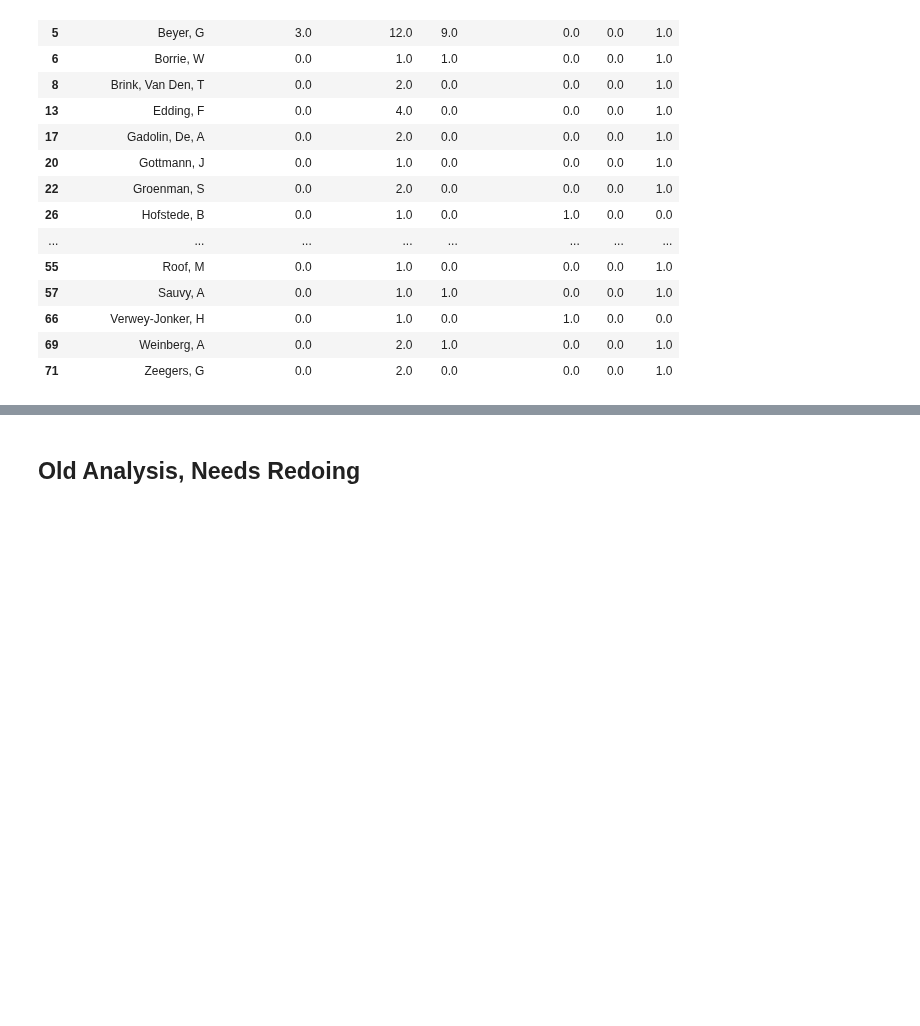
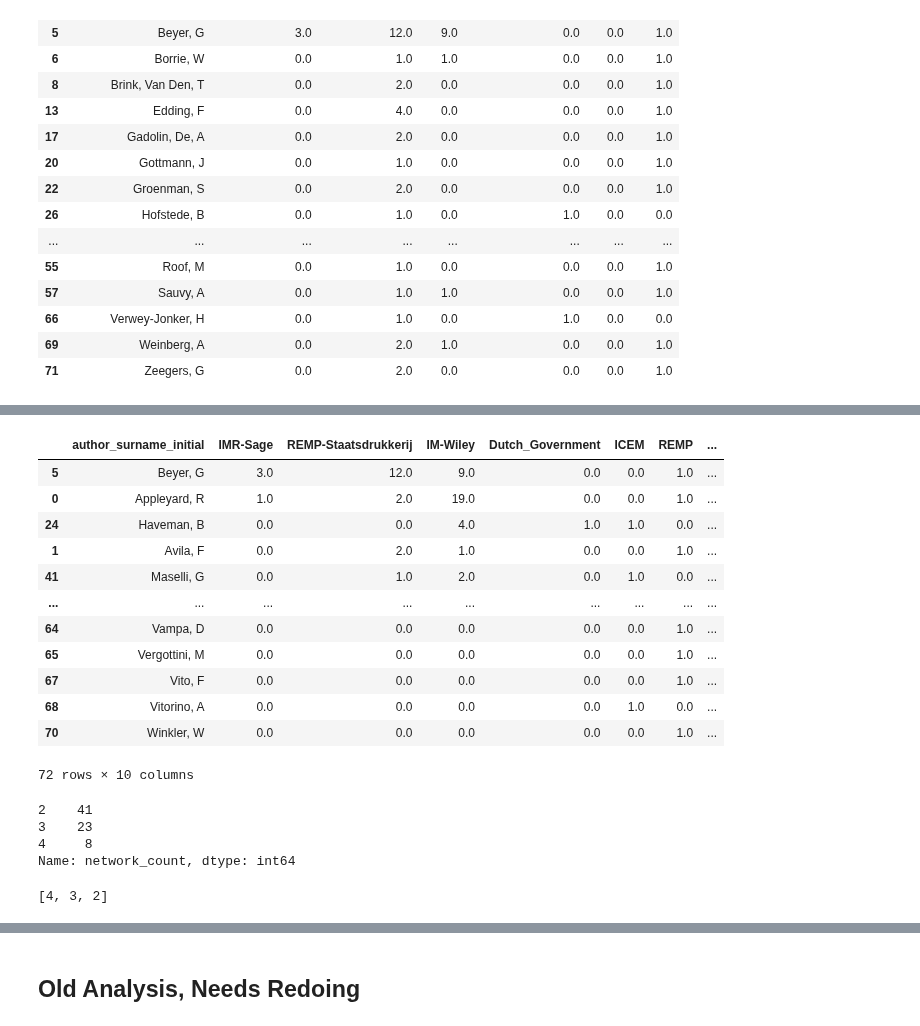
Before and after one commit to HoekR/migrant_discourse, a Jupyter notebook: notebooks/Community-overlap-analysis.ipynb, the cells around one changed output, grey strips where cells are left out. Drawn from its saved outputs; the diff is of its cells as text; code cells hidden in the pictures; blank space fills up the shorter version.

```diff
--- a/notebooks/Community-overlap-analysis.ipynb
+++ b/notebooks/Community-overlap-analysis.ipynb
@@ -536,0 +585,3 @@ au_org_df.to_csv('../data/authors-organisations-overlap-all.csv')
+# %%
+def countcols(x):
+    return len([c for c in x[2:8] if c>0])
@@ -536,0 +596,16 @@ au_org_df.to_csv('../data/authors-organisations-overlap-all.csv')
+# %%
+overlap_df.sort_values(['network_count','network_mean','total'], ascending=False)
+# %% [output]
+|  | author_surname_initial | IMR-Sage | REMP-Staatsdrukkerij | IM-Wiley | Dutch_Government | ICEM | REMP | ... |
+| 5 | Beyer, G | 3.0 | 12.0 | 9.0 | 0.0 | 0.0 | 1.0 | ... |
+| 0 | Appleyard, R | 1.0 | 2.0 | 19.0 | 0.0 | 0.0 | 1.0 | ... |
+| 24 | Haveman, B | 0.0 | 0.0 | 4.0 | 1.0 | 1.0 | 0.0 | ... |
+| 1 | Avila, F | 0.0 | 2.0 | 1.0 | 0.0 | 0.0 | 1.0 | ... |
+| 41 | Maselli, G | 0.0 | 1.0 | 2.0 | 0.0 | 1.0 | 0.0 | ... |
+| ... | ... | ... | ... | ... | ... | ... | ... | ... |
+| 64 | Vampa, D | 0.0 | 0.0 | 0.0 | 0.0 | 0.0 | 1.0 | ... |
+| 65 | Vergottini, M | 0.0 | 0.0 | 0.0 | 0.0 | 0.0 | 1.0 | ... |
+| 67 | Vito, F | 0.0 | 0.0 | 0.0 | 0.0 | 0.0 | 1.0 | ... |
+| 68 | Vitorino, A | 0.0 | 0.0 | 0.0 | 0.0 | 1.0 | 0.0 | ... |
+| 70 | Winkler, W | 0.0 | 0.0 | 0.0 | 0.0 | 0.0 | 1.0 | ... |
+72 rows × 10 columns
@@ -536,0 +616,11 @@ au_org_df.to_csv('../data/authors-organisations-overlap-all.csv')
+# %%
+counted_values
+# %% [output]
+2    41
+3    23
+4     8
+Name: network_count, dtype: int64
+# %%
+vals
+# %% [output]
+[4, 3, 2]
```
Also changed, not shown: parts of 20 cells of this notebook, 2 other files.
